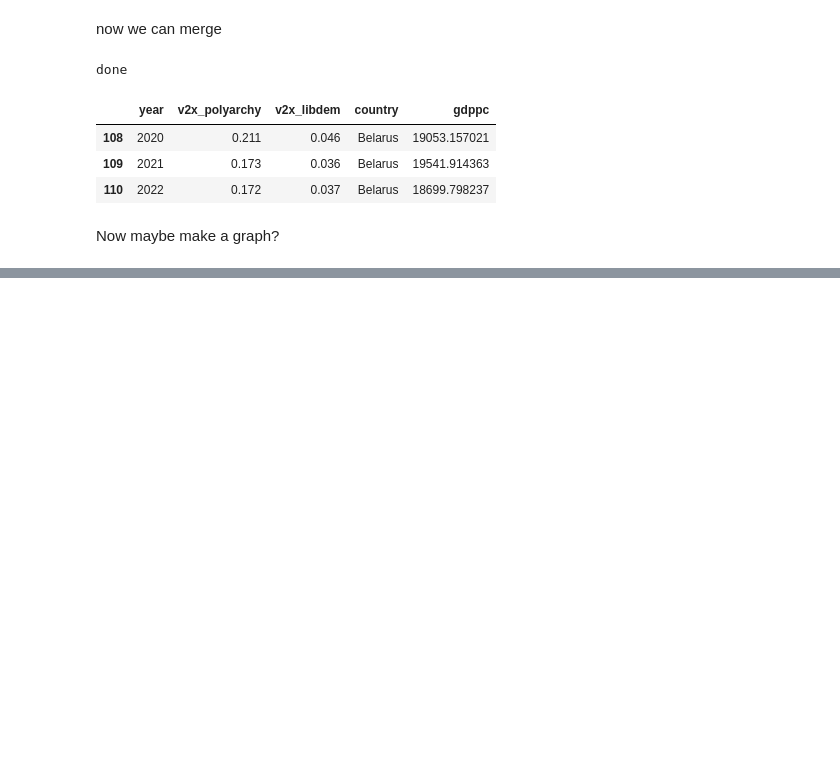
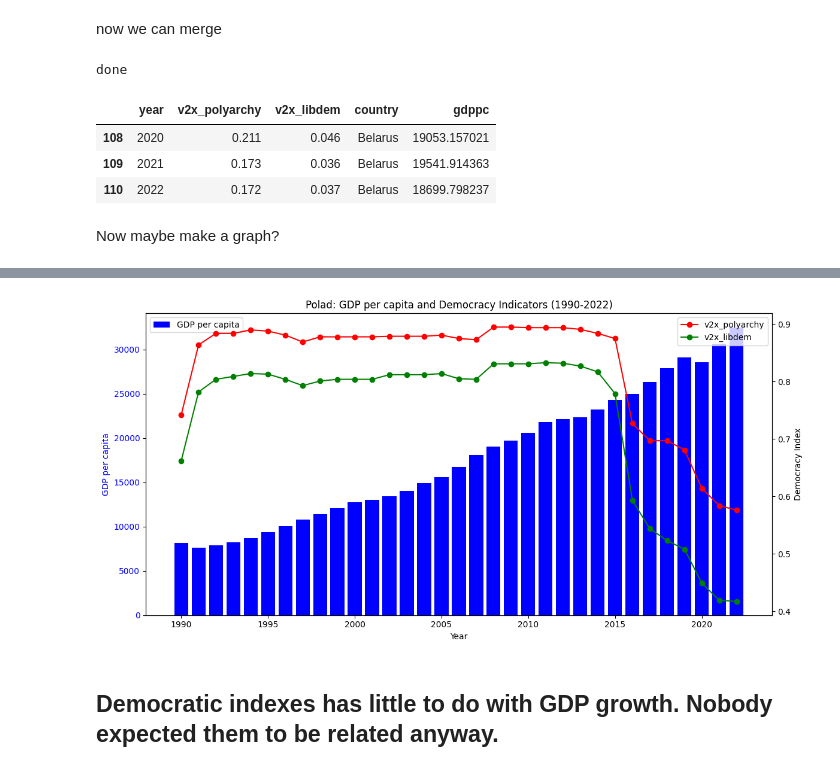
Before and after one commit to Data-Science-Public-Policy/graspp_2025_spring, a Jupyter notebook: notebooks/assignment_individual/HW1/HW1_FilichAliaksandr.ipynb, the cells around one changed output, grey strips where cells are left out. Cells and saved outputs as stored; diff of their text form; code cells hidden in the pictures; blank space fills up the shorter version.

```diff
--- a/notebooks/assignment_individual/HW1/HW1_FilichAliaksandr.ipynb
+++ b/notebooks/assignment_individual/HW1/HW1_FilichAliaksandr.ipynb
@@ -165,0 +207,33 @@ poland_data = data[(data['country'] == 'Poland') & (data['year'] >= 1990) & (dat
+# %%
+import matplotlib.pyplot as plt
+
+fig, ax1 = plt.subplots(figsize=(12, 6))
+
+#gdppc
+ax1.bar(poland_data['year'], poland_data['gdppc'], color='blue', label='GDP per capita')
+ax1.set_xlabel('Year')
+ax1.set_ylabel('GDP per capita', color='blue')
+ax1.tick_params(axis='y', labelcolor='blue')
+
+#v2x_polyarchy and v2x_libdem
+ax2 = ax1.twinx()
+ax2.plot(poland_data['year'], poland_data['v2x_polyarchy'], color='red', label='v2x_polyarchy', marker='o')
+ax2.plot(poland_data['year'], poland_data['v2x_libdem'], color='green', label='v2x_libdem', marker='o')
+ax2.set_ylabel('Democracy Index', color='black')
+ax2.tick_params(axis='y', labelcolor='black')
+
+#legends
+ax1.legend(loc='upper left')
+ax2.legend(loc='upper right')
+
+# Title
+plt.title('Polad: GDP per capita and Democracy Indicators (1990-2022)')
+plt.grid(axis='x', linestyle='--', alpha=0.7)
+
+# Show
+plt.tight_layout()
+plt.show()
+# %% [output]
+[figure, added]
+# %% [markdown]
+## Democratic indexes has little to do with GDP growth. Nobody expected them to be related anyway.
```
Also changed, not shown: parts of 3 cells of this notebook.
